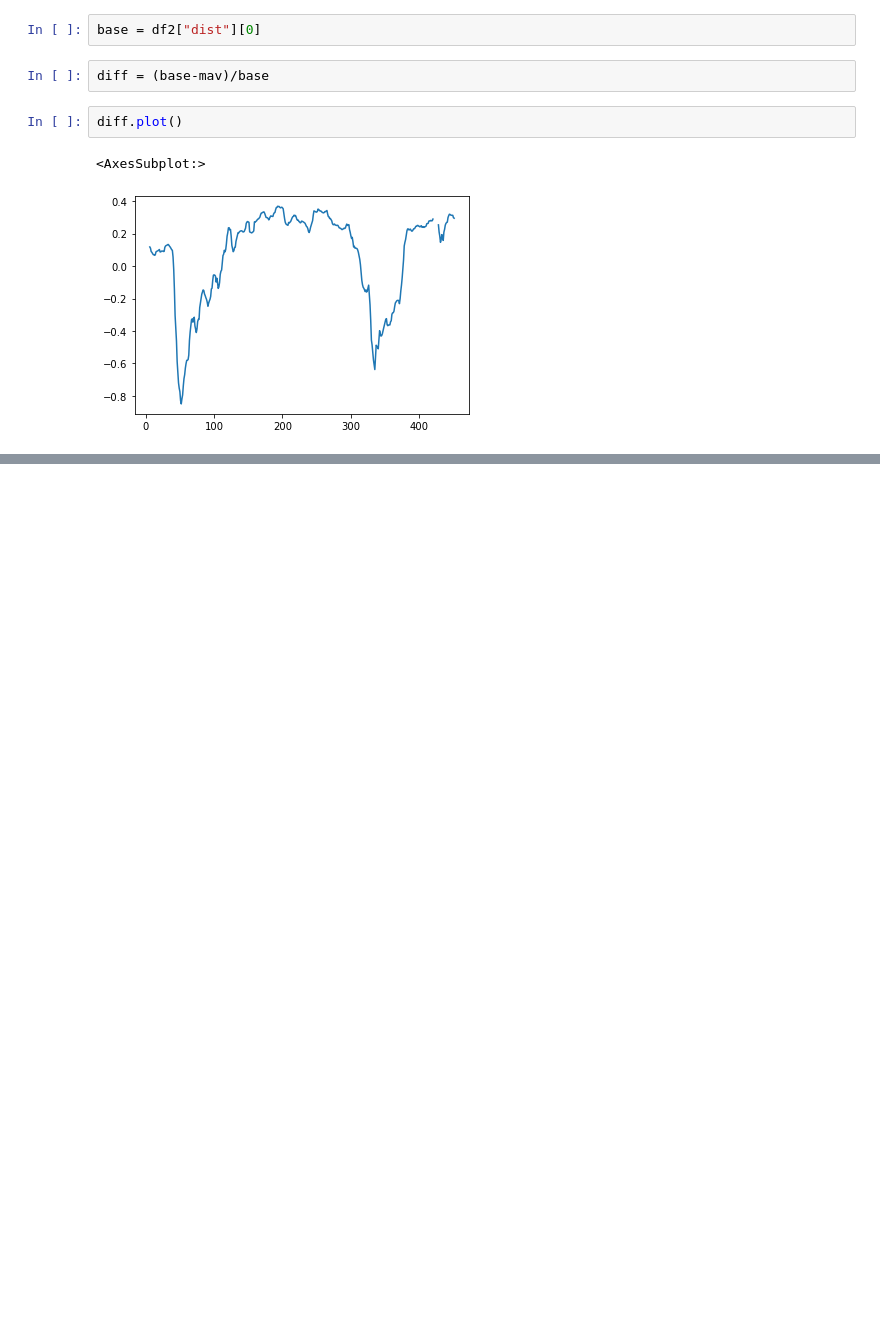
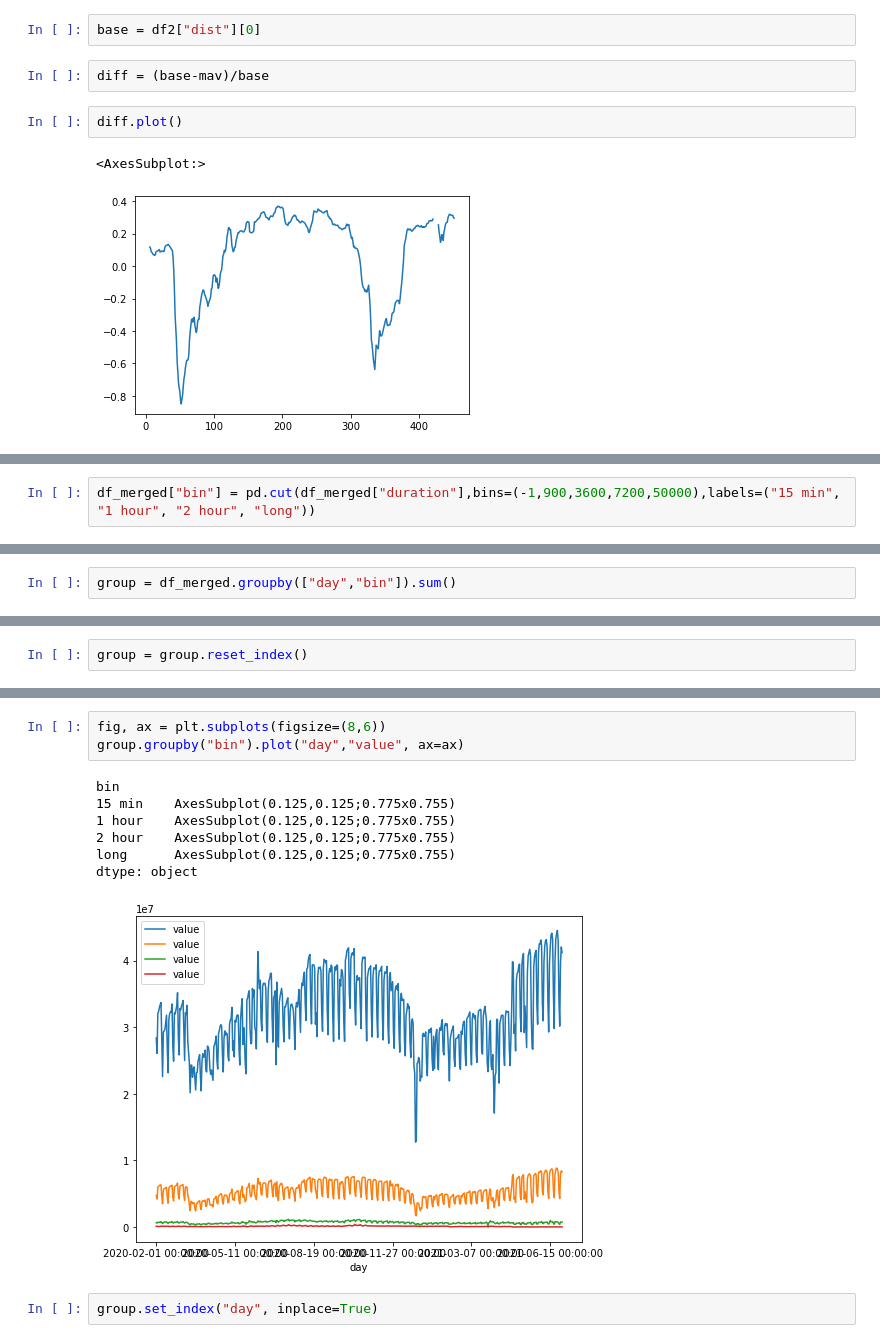
Before and after one commit to DanielAndreasen/covid-datathon21-mobility, a Jupyter notebook: notebooks/data_import-2.ipynb, the cells around one changed output, grey strips where cells are left out. Drawn from its saved outputs; the diff is of its cells as text; blank space fills up the shorter version.

```diff
--- a/notebooks/data_import-2.ipynb
+++ b/notebooks/data_import-2.ipynb
@@ -222,0 +275,2 @@ diff.plot()
+# %%
+df_merged["bin"] = pd.cut(df_merged["duration"],bins=(-1,900,3600,7200,50000),labels=("15 min", "1 hour", "2 hour", "long"))
@@ -222,0 +293,2 @@ diff.plot()
+# %%
+group = df_merged.groupby(["day","bin"]).sum()
@@ -222,0 +312,2 @@ diff.plot()
+# %%
+group = group.reset_index()
@@ -222,0 +330,13 @@ diff.plot()
+# %%
+fig, ax = plt.subplots(figsize=(8,6))
+group.groupby("bin").plot("day","value", ax=ax)
+# %% [output]
+bin
+15 min    AxesSubplot(0.125,0.125;0.775x0.755)
+1 hour    AxesSubplot(0.125,0.125;0.775x0.755)
+2 hour    AxesSubplot(0.125,0.125;0.775x0.755)
+long      AxesSubplot(0.125,0.125;0.775x0.755)
+dtype: object
+[figure, added]
+# %%
+group.set_index("day", inplace=True)
```
Also changed, not shown: parts of 25 cells of this notebook.
